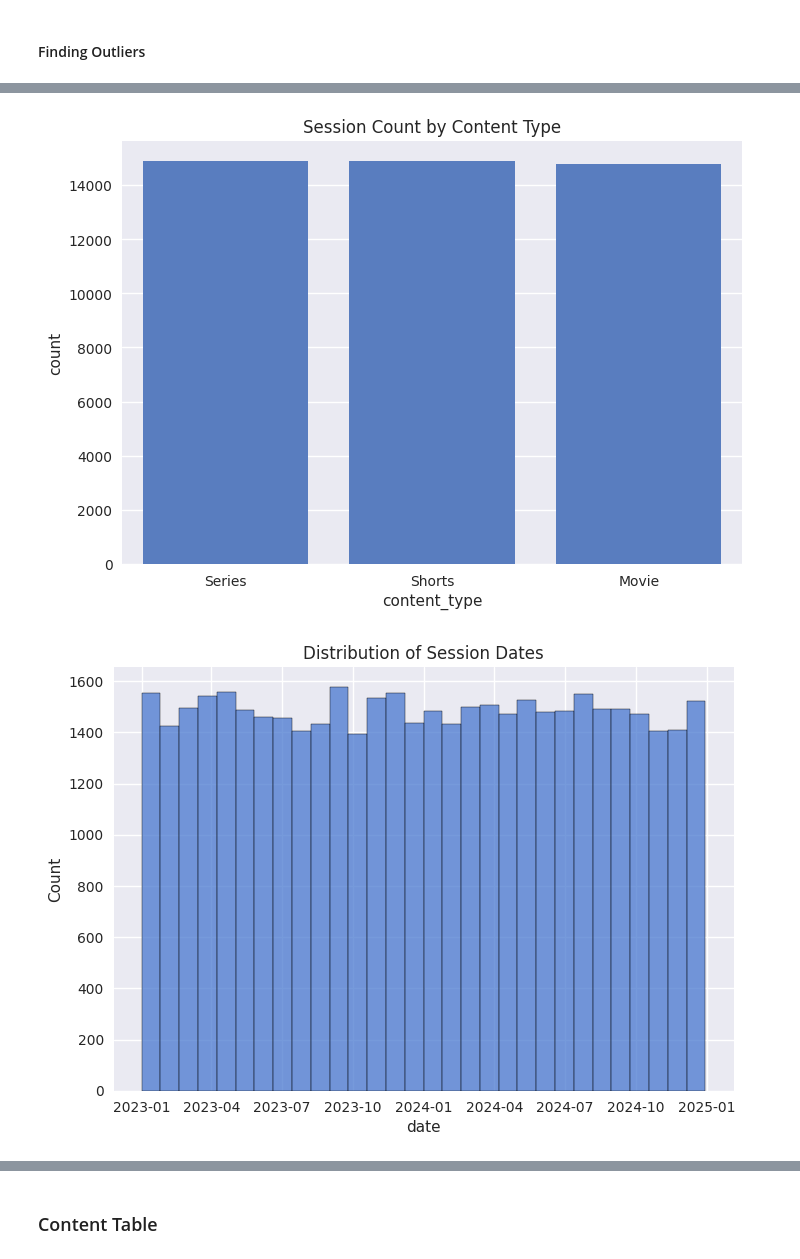
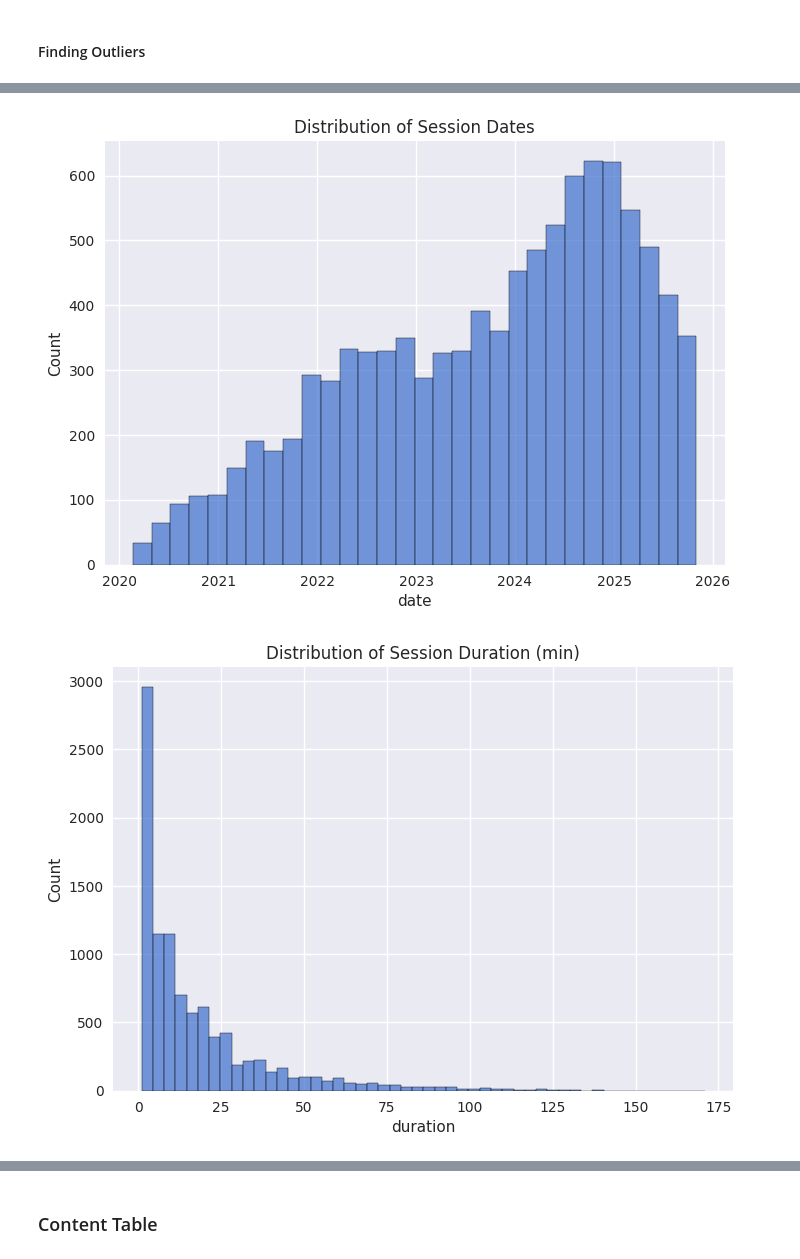
Before and after one commit to jasonho318/finance-analytics-project, a Jupyter notebook: Platform Engagement & Growth Analytics.ipynb, the cells around one changed output, grey strips where cells are left out. Saved outputs shown, nothing was run; the diff lists cells and outputs as text; code cells hidden in the pictures.

Commit message:
finalized resynth'd data, redoing data cleaning

```diff
--- a/Platform Engagement & Growth Analytics.ipynb
+++ b/Platform Engagement & Growth Analytics.ipynb
@@ -517,19 +428,11 @@ sns.countplot(data=sessions, x='device', order=sessions['device'].value_counts()
 plt.title('Session Count by Device')
 plt.show()
 
-sns.countplot(data=sessions, x='content_type', order=sessions['content_type'].value_counts().index)
-plt.title('Session Count by Content Type')
-plt.show()
-
 sns.histplot(sessions, x='date', bins=30)
 plt.title('Distribution of Session Dates')
 plt.show()
 
-sns.histplot(sessions, x='watch_completion_pct', bins=50)
-plt.title('Distribution of Watch Completion Percentage')
-plt.show()
-
-sns.histplot(sessions, x='duration_min', bins=50)
+sns.histplot(sessions, x='duration', bins=50)
 plt.title('Distribution of Session Duration (min)')
 plt.show()
 # %% [output]
@@ -550,2 +446,2 @@ plt.show()
-[figure, old version]
+[figure, new version]
-[figure, old version]
+[figure, new version]
```
Also changed, not shown: parts of 20 cells of this notebook, 7 other files.
